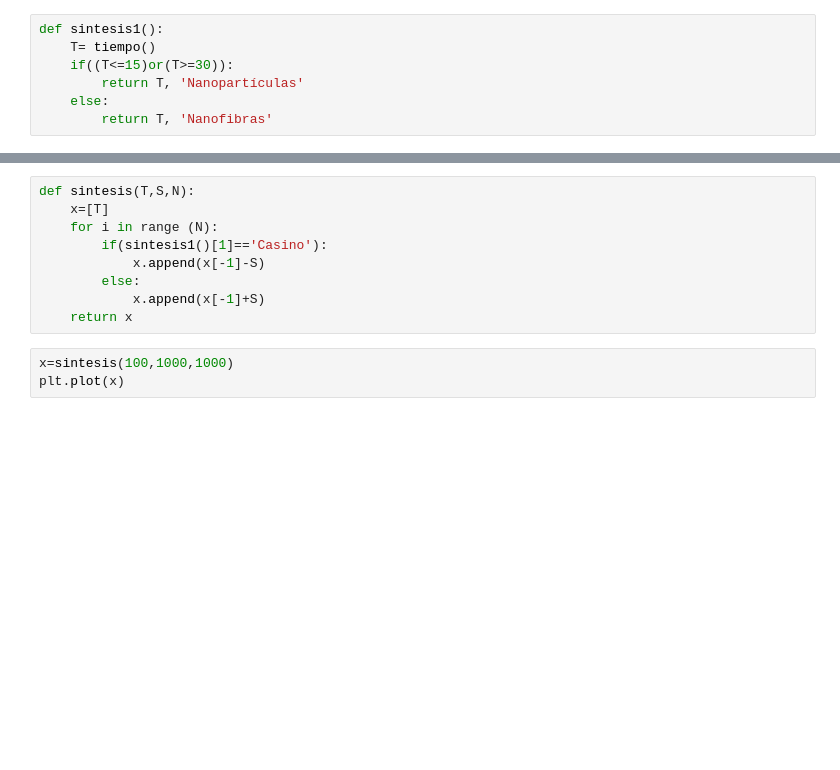
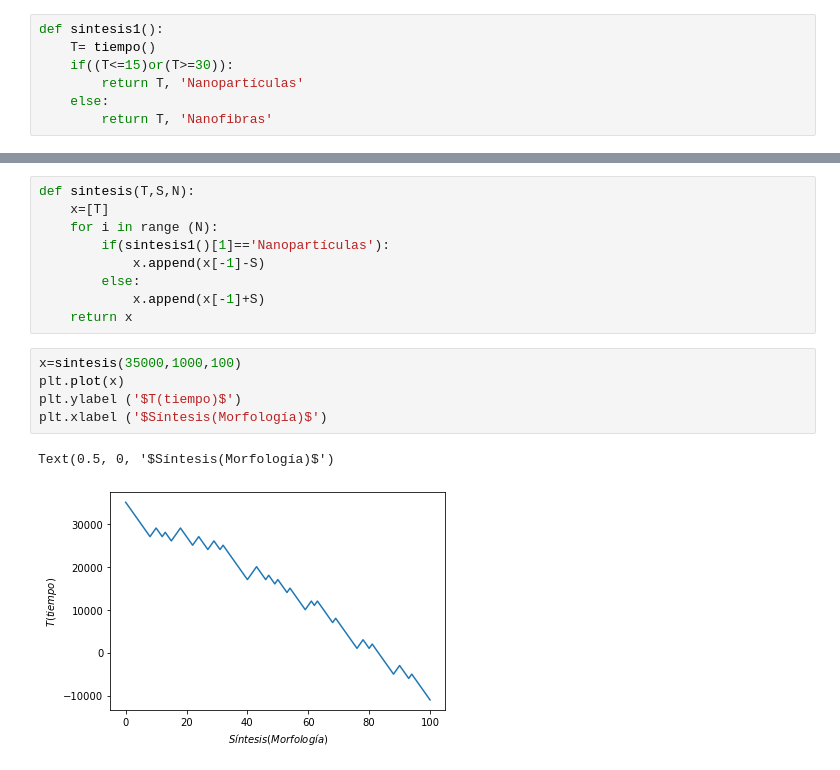
Before and after one commit to DiamondNandayapa/Proyecto2, a Jupyter notebook: Proyecto_2_nt709910_nt713994.ipynb, the cells around one changed output, grey strips where cells are left out. Cells and saved outputs as stored; diff of their text form; blank space fills up the shorter version.

```diff
--- a/Proyecto_2_nt709910_nt713994.ipynb
+++ b/Proyecto_2_nt709910_nt713994.ipynb
@@ -90,13 +105,18 @@ sintesis2()[1]
 def sintesis(T,S,N):
     x=[T]
     for i in range (N):
-        if(sintesis1()[1]=='Casino'):
+        if(sintesis1()[1]=='Nanopartículas'):
             x.append(x[-1]-S)
         else:
             x.append(x[-1]+S)
     return x
 # %%
-x=sintesis(100,1000,1000)
+x=sintesis(35000,1000,100)
 plt.plot(x)
+plt.ylabel ('$T(tiempo)$')
+plt.xlabel ('$Síntesis(Morfología)$')
+# %% [output]
+Text(0.5, 0, '$Síntesis(Morfología)$')
+[figure, added]
 # %%
 #Simulación Montecarlo
```
Also changed, not shown: parts of 19 cells of this notebook.
